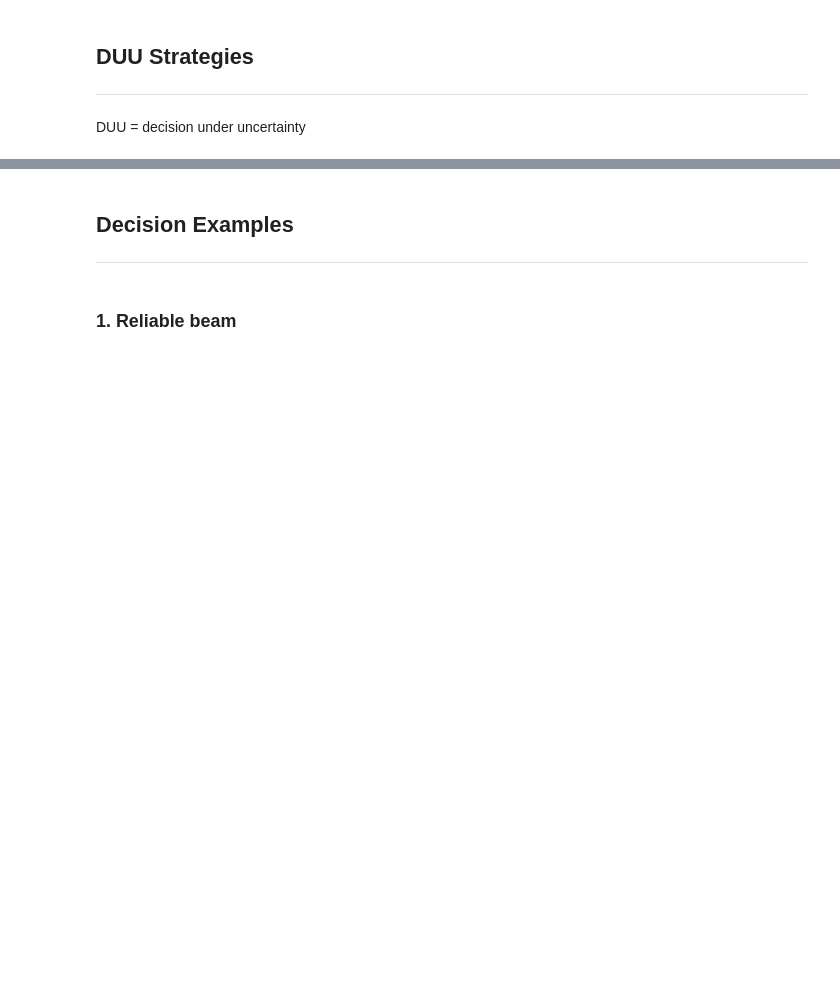
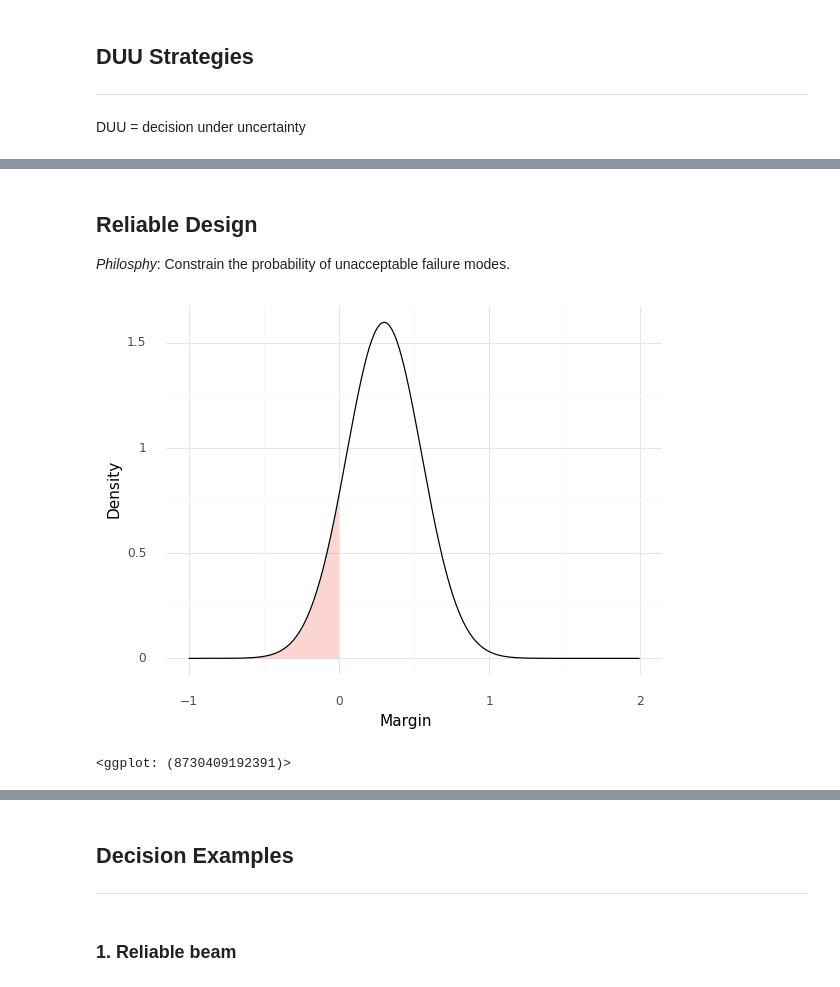
Before and after one commit to zdelrosario/pdo-notes, a Jupyter notebook: day16.ipynb, the cells around one changed output, grey strips where cells are left out. Drawn from its saved outputs; the diff is of its cells as text; code cells hidden in the pictures; blank space fills up the shorter version.

```diff
--- a/day16.ipynb
+++ b/day16.ipynb
@@ -25,0 +59,30 @@ DUU = decision under uncertainty
+# %% [markdown]
+## Reliable Design
+
+*Philosphy*: Constrain the probability of unacceptable failure modes.
+# %%
+df_tmp = (
+    gr.df_make(x=np.linspace(-1, +2, num=500))
+    >> gr.tf_mutate(
+        l=gr.exp(-0.5 * ((DF.x - 0.3) / (1/4))**2) / np.sqrt(2 * 1/16 * np.pi),
+    )
+)
+
+(
+    df_tmp
+    >> ggplot(aes("x", "l"))
+    + geom_ribbon(
+        data=df_tmp
+        >> gr.tf_filter(DF.x <= 0),
+        mapping=aes(ymin=0, ymax="l"),
+        fill="salmon",
+        alpha=1/3,
+    )
+    + geom_line()
+
+    + theme_minimal()
+    + labs(x="Margin", y="Density")
+)
+# %% [output]
+[figure, added]
+<ggplot: (8730409192391)>
```
Also changed, not shown: parts of 19 cells of this notebook.
